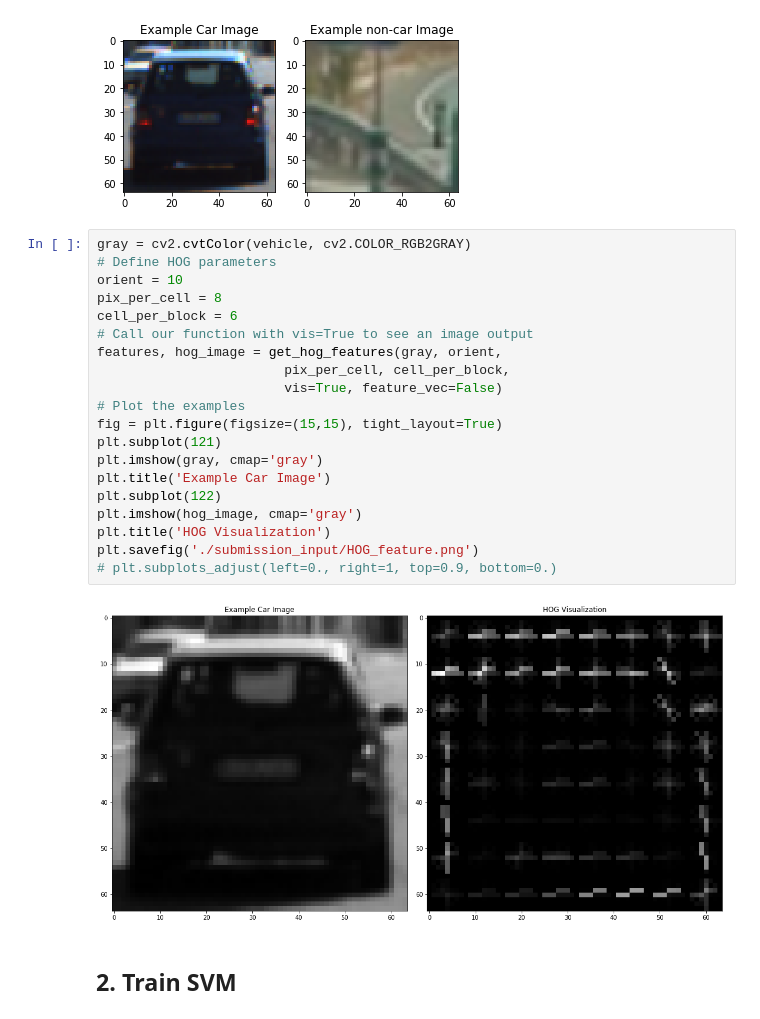
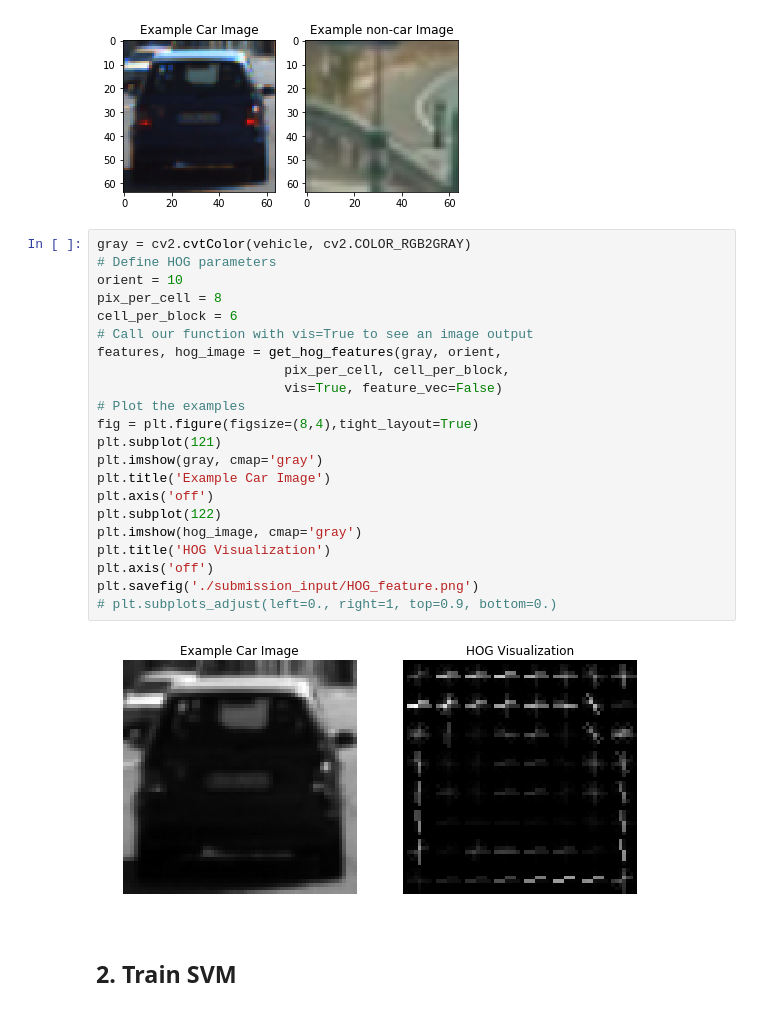
Before and after one commit to MoonKang/Vehicle_Detection, a Jupyter notebook: Vehicle_Detection.ipynb, the cells around one changed output. Drawn from its saved outputs; the diff is of its cells as text.

```diff
--- a/Vehicle_Detection.ipynb
+++ b/Vehicle_Detection.ipynb
@@ -250,25 +250,27 @@ plt.title('Example non-car Image')
 # %%
 gray = cv2.cvtColor(vehicle, cv2.COLOR_RGB2GRAY)
 # Define HOG parameters
 orient = 10
 pix_per_cell = 8
 cell_per_block = 6
 # Call our function with vis=True to see an image output
 features, hog_image = get_hog_features(gray, orient,
                         pix_per_cell, cell_per_block,
                         vis=True, feature_vec=False)
 # Plot the examples
-fig = plt.figure(figsize=(15,15), tight_layout=True)
+fig = plt.figure(figsize=(8,4),tight_layout=True)
 plt.subplot(121)
 plt.imshow(gray, cmap='gray')
 plt.title('Example Car Image')
+plt.axis('off')
 plt.subplot(122)
 plt.imshow(hog_image, cmap='gray')
 plt.title('HOG Visualization')
+plt.axis('off')
 plt.savefig('./submission_input/HOG_feature.png')
 # plt.subplots_adjust(left=0., right=1, top=0.9, bottom=0.)
 # %% [output]
-[figure, old version]
+[figure, new version]
 # %% [markdown]
 ## 2. Train SVM
 # %%
```
Also changed, not shown: parts of 8 cells of this notebook, 7 other files.
